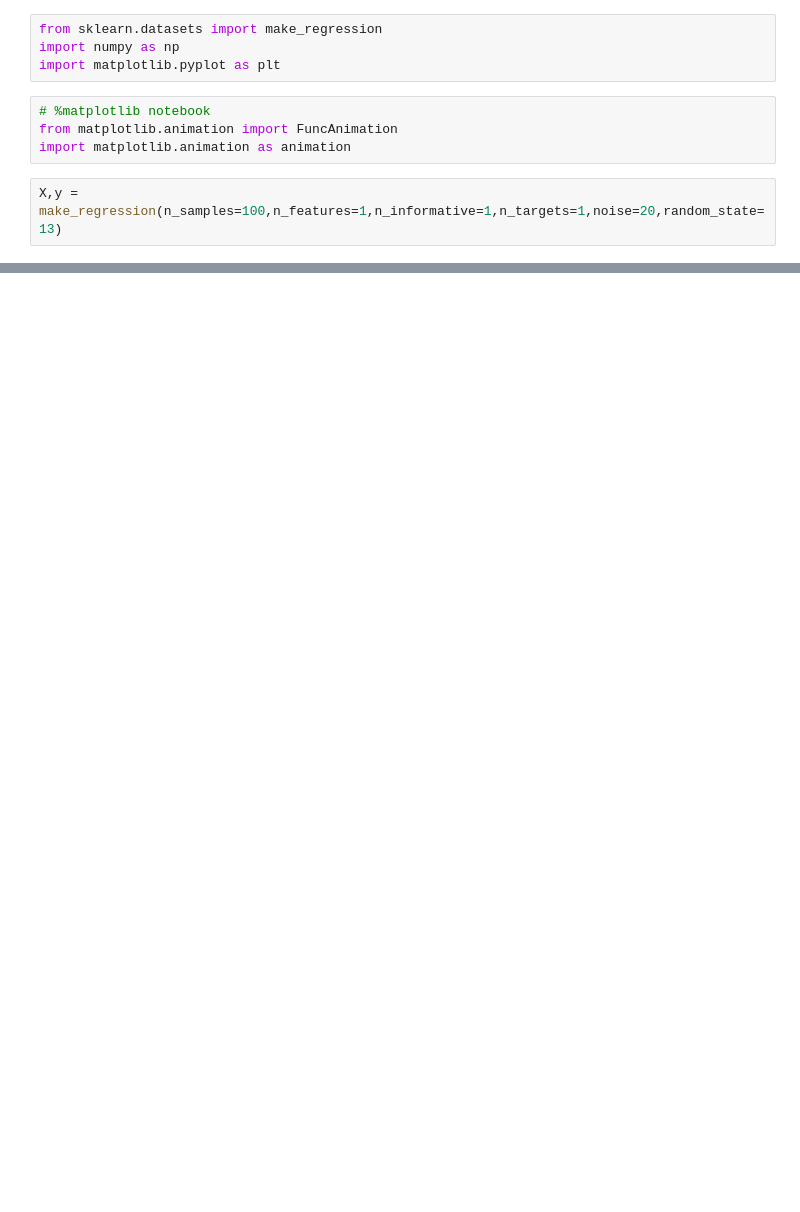
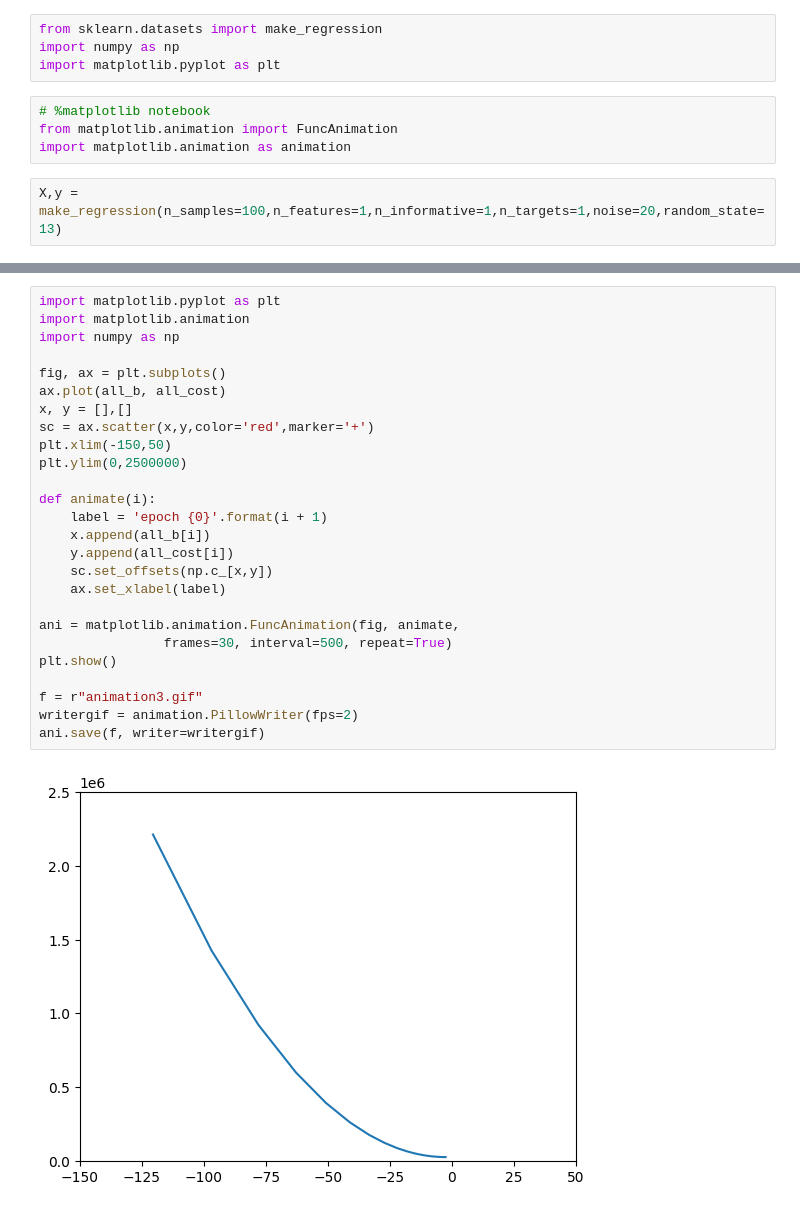
Before and after one commit to Harsimranjit2004/Machine-Learning, a Jupyter notebook: Gradient_descent/b_slope_animation.ipynb, the cells around one changed output, grey strips where cells are left out. Cells and saved outputs as stored; diff of their text form; blank space fills up the shorter version.

```diff
--- a/Gradient_descent/b_slope_animation.ipynb
+++ b/Gradient_descent/b_slope_animation.ipynb
@@ -21,0 +113,28 @@ plt.scatter(X,y)
+# %%
+import matplotlib.pyplot as plt
+import matplotlib.animation
+import numpy as np
+
+fig, ax = plt.subplots()
+ax.plot(all_b, all_cost)
+x, y = [],[]
+sc = ax.scatter(x,y,color='red',marker='+')
+plt.xlim(-150,50)
+plt.ylim(0,2500000)
+
+def animate(i):
+    label = 'epoch {0}'.format(i + 1)
+    x.append(all_b[i])
+    y.append(all_cost[i])
+    sc.set_offsets(np.c_[x,y])
+    ax.set_xlabel(label)
+
+ani = matplotlib.animation.FuncAnimation(fig, animate,
+                frames=30, interval=500, repeat=True)
+plt.show()
+
+f = r"animation3.gif"
+writergif = animation.PillowWriter(fps=2)
+ani.save(f, writer=writergif)
+# %% [output]
+[figure, added]
```
Also changed, not shown: parts of 8 cells of this notebook, 5 other files.
